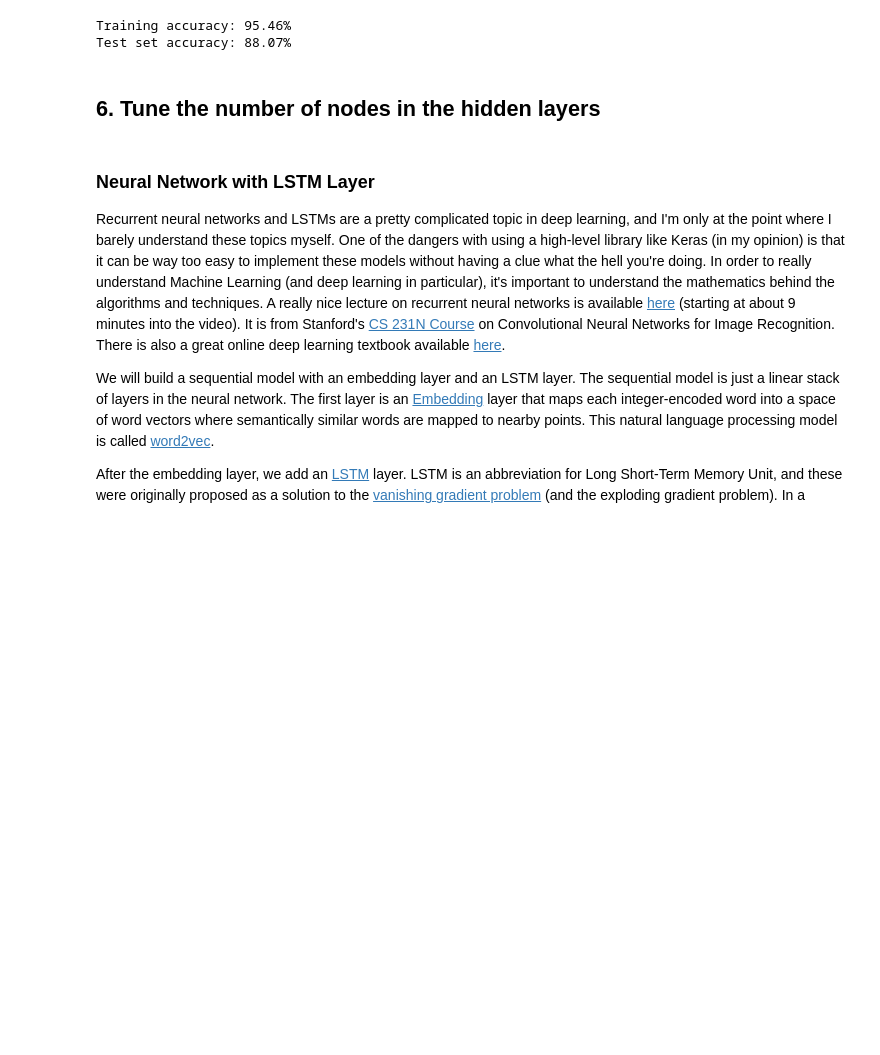
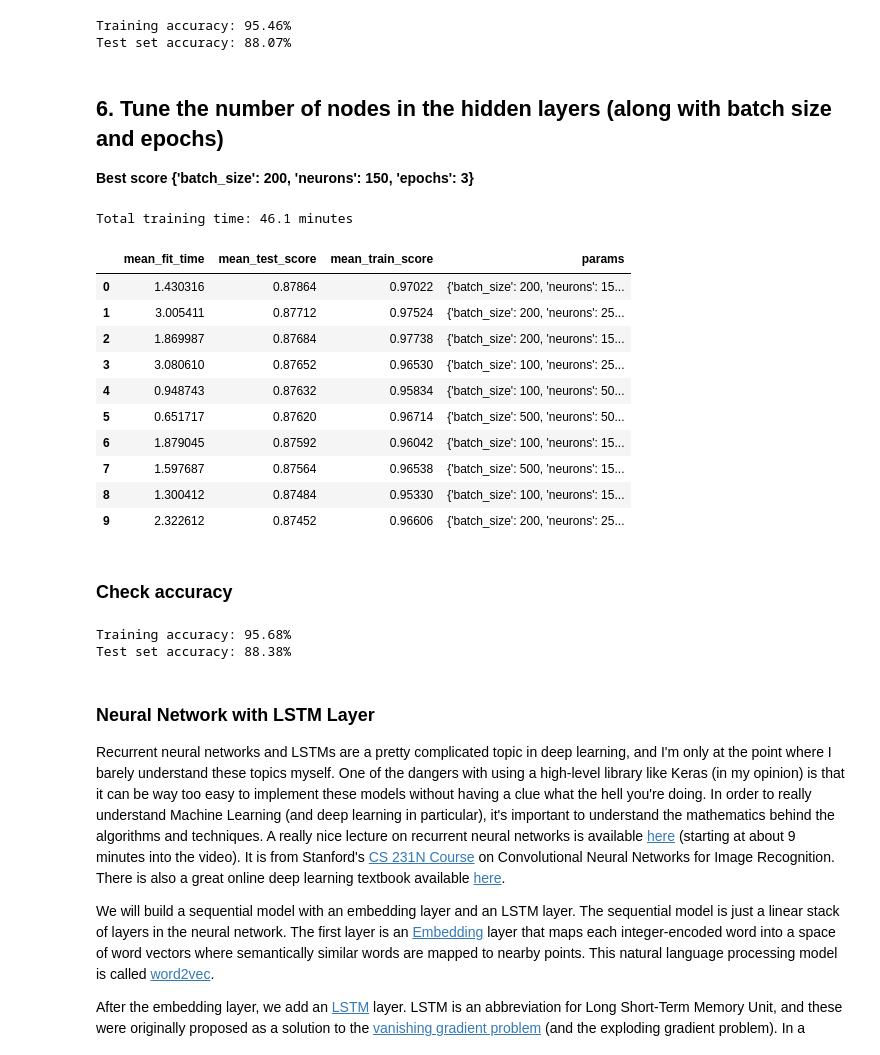
Before and after one commit to marty-vanhoof/IMdb_Movie_Review_Classifier, a Jupyter notebook: classifying_reviews_with_keras.ipynb, the cells around one changed output. Saved outputs shown, nothing was run; the diff lists cells and outputs as text; code cells hidden in the pictures; blank space fills up the shorter version.

Commit message:
Tune the number of nodes in the hidden layers

```diff
--- a/classifying_reviews_with_keras.ipynb
+++ b/classifying_reviews_with_keras.ipynb
@@ -445,7 +449,32 @@ check_model('imdb_results/imdb_dropout_best.hdf5')
 Training accuracy: 95.46%
 Test set accuracy: 88.07%
 # %% [markdown]
-## 6.  Tune the number of nodes in the hidden layers
+<a id='neurons'></a>
+## 6.  Tune the number of nodes in the hidden layers (along with batch size and epochs)
+
+**Best score {'batch_size': 200, 'neurons': 150, 'epochs': 3}**
+# %%
+display_results('imdb_results/grid_neurons_results.csv', 10)
+# %% [output]
+Total training time: 46.1 minutes
+|  | mean_fit_time | mean_test_score | mean_train_score | params |
+| 0 | 1.430316 | 0.87864 | 0.97022 | {'batch_size': 200, 'neurons': 15... |
+| 1 | 3.005411 | 0.87712 | 0.97524 | {'batch_size': 200, 'neurons': 25... |
+| 2 | 1.869987 | 0.87684 | 0.97738 | {'batch_size': 200, 'neurons': 15... |
+| 3 | 3.080610 | 0.87652 | 0.96530 | {'batch_size': 100, 'neurons': 25... |
+| 4 | 0.948743 | 0.87632 | 0.95834 | {'batch_size': 100, 'neurons': 50... |
+| 5 | 0.651717 | 0.87620 | 0.96714 | {'batch_size': 500, 'neurons': 50... |
+| 6 | 1.879045 | 0.87592 | 0.96042 | {'batch_size': 100, 'neurons': 15... |
+| 7 | 1.597687 | 0.87564 | 0.96538 | {'batch_size': 500, 'neurons': 15... |
+| 8 | 1.300412 | 0.87484 | 0.95330 | {'batch_size': 100, 'neurons': 15... |
+| 9 | 2.322612 | 0.87452 | 0.96606 | {'batch_size': 200, 'neurons': 25... |
+# %% [markdown]
+### Check accuracy
+# %%
+check_model('imdb_results/imdb_neurons_best.hdf5')
+# %% [output]
+Training accuracy: 95.68%
+Test set accuracy: 88.38%
 # %% [markdown]
 ### Neural Network with LSTM Layer
 
```
Also changed, not shown: parts of 4 cells of this notebook.
